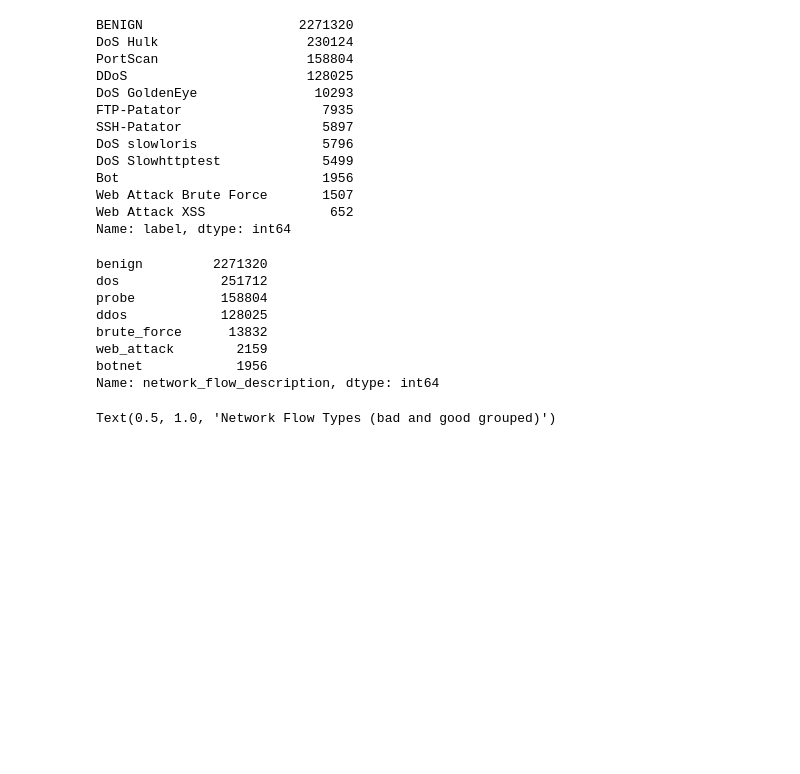
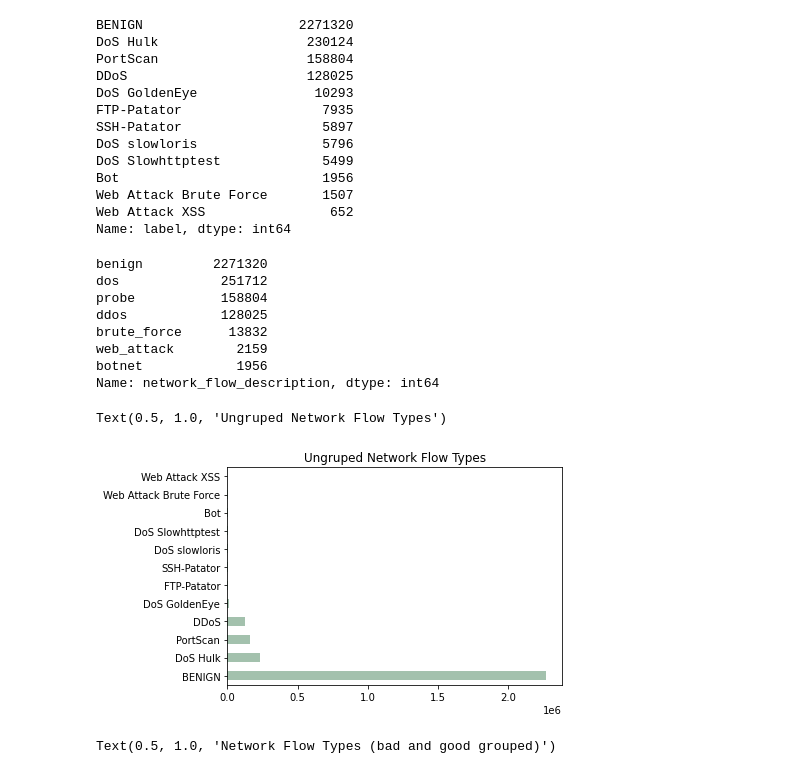
Before and after one commit to modelonulo/ml-based-intrusion-detection-system, a Jupyter notebook: ml-ids.ipynb, the cells around one changed output. Drawn from its saved outputs; the diff is of its cells as text; code cells hidden in the pictures; blank space fills up the shorter version.

```diff
--- a/ml-ids.ipynb
+++ b/ml-ids.ipynb
@@ -190,6 +193,13 @@ brute_force      13832
 web_attack        2159
 botnet            1956
 Name: network_flow_description, dtype: int64
+# %%
+train_attacks = combined_csv['label'].value_counts()
+train_attacks.plot(kind='barh', color='#a3c1ad')
+plt.title('Ungruped Network Flow Types')
+# %% [output]
+Text(0.5, 1.0, 'Ungruped Network Flow Types')
+[figure, added]
 # %%
 network_flow_counts = combined_csv['network_flow'].value_counts()
 network_flow_counts.plot(kind='barh', color='#a3c1ad')
```
Also changed, not shown: parts of 1 cell of this notebook.
